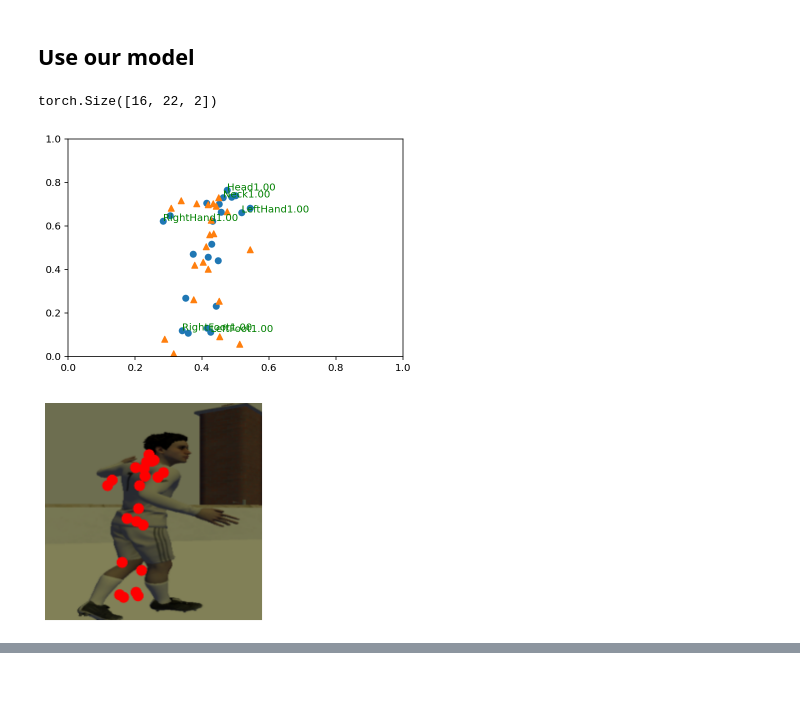
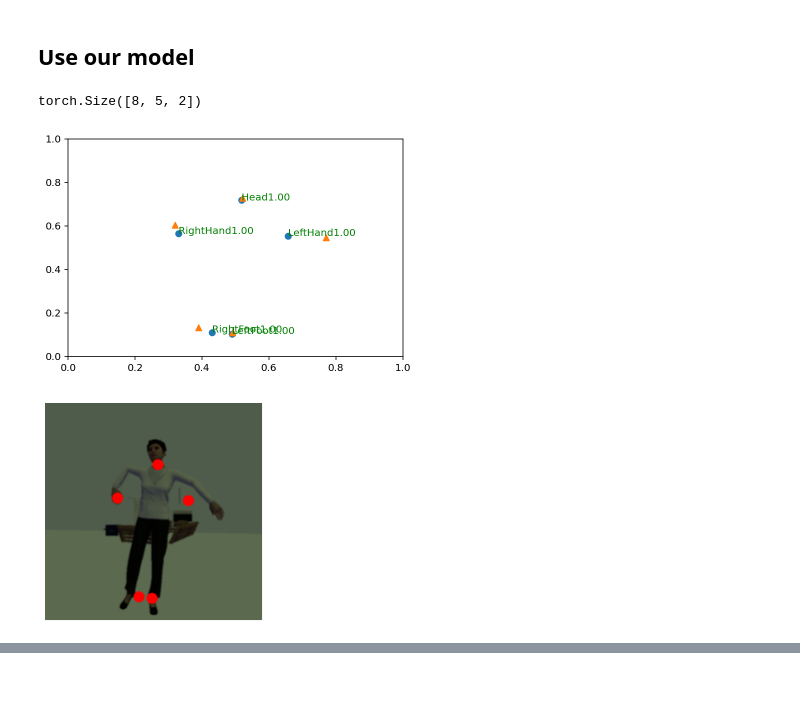
Before and after one commit to spykecb/motion-tracker, a Jupyter notebook: Motion Tracker.ipynb, the cells around one changed output, grey strips where cells are left out. Drawn from its saved outputs; the diff is of its cells as text; code cells hidden in the pictures.

```diff
--- a/Motion Tracker.ipynb
+++ b/Motion Tracker.ipynb
@@ -239,14 +234,14 @@ tensor(0.) tensor(1.)
 from torch import optim, nn
 # Optimizers require the parameters to optimize and a learning rate
 # optimizer = optim.SGD(model.parameters(), lr=0.00002, momentum=0.7)
-optimizer = optim.SGD(model.parameters(), lr=0.0004, momentum=0.9, weight_decay=0.0005)
+optimizer = optim.SGD(model.parameters(), lr=0.00001, momentum=0.9, weight_decay=0.0005)
 # criterion = nn.MSELoss(reduction='sum')
 criterion = nn.L1Loss(reduction='sum')
 bceloss = nn.BCEWithLogitsLoss()
 # cross = nn.CrossEntropyLoss()
 print(torch.cuda.get_device_name(0))
 train_losses, test_losses = [], []
-epochs = 10
+epochs = 12
 print(model)
 
 model.to(device)
@@ -267,11 +262,11 @@ for e in range(epochs):
 
         #2. calculate loss
 #         print(ps[0], positions[0])
-        _loss = criterion(ps, output["positions"]) / 32
-        _bceloss = bceloss(confidences, output["confidences"])
-        loss = _loss + _bceloss
+#         _loss = criterion(ps, output["positions"]) / 8
+#         _bceloss = bceloss(confidences, output["confidences"]) / 5
+#         loss = _loss + _bceloss
 #         print(ps, output["positions"])
-#         loss = criterion(ps, output["positions"]) / 4
+        loss = criterion(ps, output["positions"])
         #0. Clear the gradients, do this because gradients are accumulated
         optimizer.zero_grad()
 
@@ -295,10 +290,10 @@ for e in range(epochs):
                 for k in output:
                     output[k] = output[k].to(device)
                 ps, confidences  = model.forward(inp["images"], inp["details"], inp["bboxes"])
-                _loss = criterion(ps, output["positions"]) / 32
-                _bceloss = bceloss(confidences, output["confidences"]) / 4
-                test_loss += _loss + _bceloss
-#                 test_loss += criterion(ps, output["positions"])
+#                 _loss = criterion(ps, output["positions"]) / 8
+#                 _bceloss = bceloss(confidences, output["confidences"]) / 5
+#                 test_loss += _loss + _bceloss
+                test_loss += criterion(ps, output["positions"])
 
 
         model.train()
@@ -354,7 +355,7 @@ plt.legend(frameon=False)
 import helper
 # motions_test = MotionDataset('train/input.csv', 'train', test_transforms, minmax, minmax_z, bmodel=bmodel)
 motions_test = MotionDataset('test/input.csv', 'test', test_transforms, minmax, minmax_z, bmodel=bmodel)
-testloader = torch.utils.data.DataLoader(motions_test, batch_size=16, shuffle=True)
+testloader = torch.utils.data.DataLoader(motions_test, batch_size=8, shuffle=True)
 inp, output = next(iter(testloader))
 
 model = PositionFinder(img_width)
@@ -377,7 +378,7 @@ with torch.no_grad():
     labels_denormalized = output["positions"]
     print(logps.shape)
 
-    for body_index in range(22):
+    for body_index in range(5):
         xyz = []
         xyz_e = []
         for pos_index in range(2):
@@ -389,44 +390,54 @@ with torch.no_grad():
 
 positions = np.array(positions)
 positions_expected = np.array(positions_expected)
 fig = plt.figure()
 ax = plt.axes()
 
 # zdata = positions.T[1]
 xdata = positions.T[0]
 ydata = positions.T[1]
 ax.set_xlim((0,1))
 ax.set_ylim((0,1))
 ax.scatter(xdata, [1 - y for y in ydata]);
 
 # zdata_e = positions_expected.T[1]
 xdata_e = positions_expected.T[0]
 ydata_e = positions_expected.T[1]
 ax.scatter(xdata_e, [1 - y for y in ydata_e], marker='^')
 helper.imshow(inp["images"][0], xdata=xdata, ydata=ydata)
 
 for i, pos in enumerate(positions):
     label = None
-    if i == 4:
-        label = "Neck"
-    elif i == 5:
+    if i == 0:
         label = "Head"
-    elif i == 9:
+    elif i == 1:
         label = "LeftHand"
-    elif i == 12:
+    elif i == 2:
+        label = "RightHand"
+    elif i == 3:
         label = "LeftFoot"
-    elif i == 17:
-        label = "RightHand"
-    elif i == 20:
+    elif i == 4:
         label = "RightFoot"
+#     if i == 4:
+#         label = "Neck"
+#     elif i == 5:
+#         label = "Head"
+#     elif i == 9:
+#         label = "LeftHand"
+#     elif i == 12:
+#         label = "LeftFoot"
+#     elif i == 17:
+#         label = "RightHand"
+#     elif i == 20:
+#         label = "RightFoot"
     if label is not None:
 #         label = label + "{:.2f}".format(confidences[0][i].item())
         label = label + "{:.2f}".format(output["confidences"][0][i].item())
         ax.text(pos[0], 1 - pos[1], label, None, color="green")
 # %% [output]
-torch.Size([16, 22, 2])
+torch.Size([8, 5, 2])
-[figure, old version]
+[figure, new version]
-[figure, old version]
+[figure, new version]
 # %%
 distances = []
 for i, pos in enumerate(positions):
```
Also changed, not shown: parts of 7 cells of this notebook, 4 other files.
